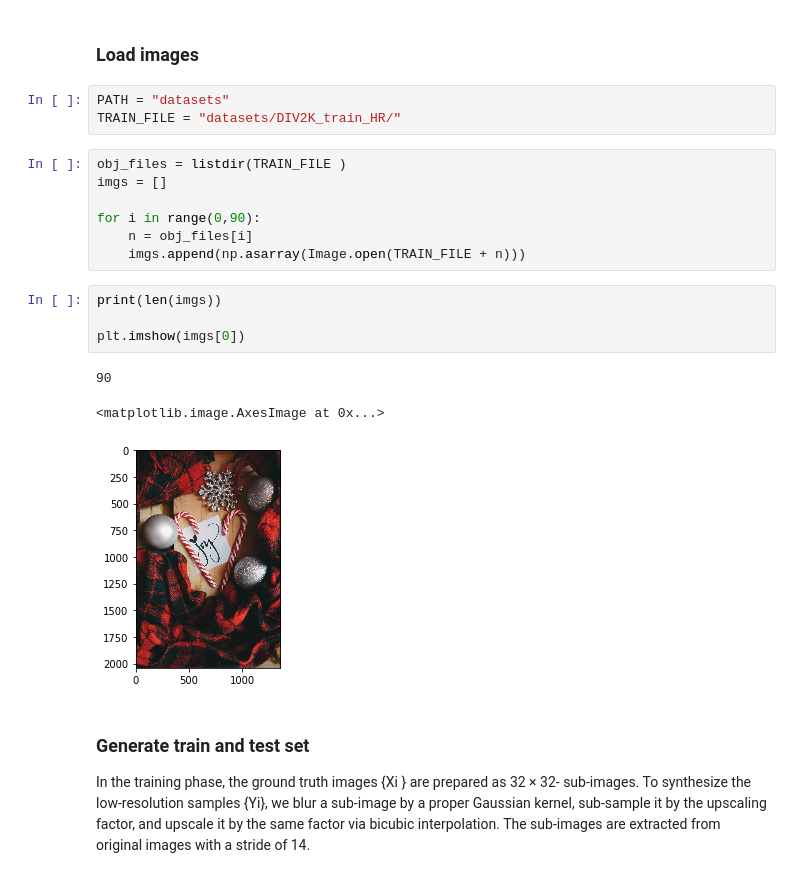
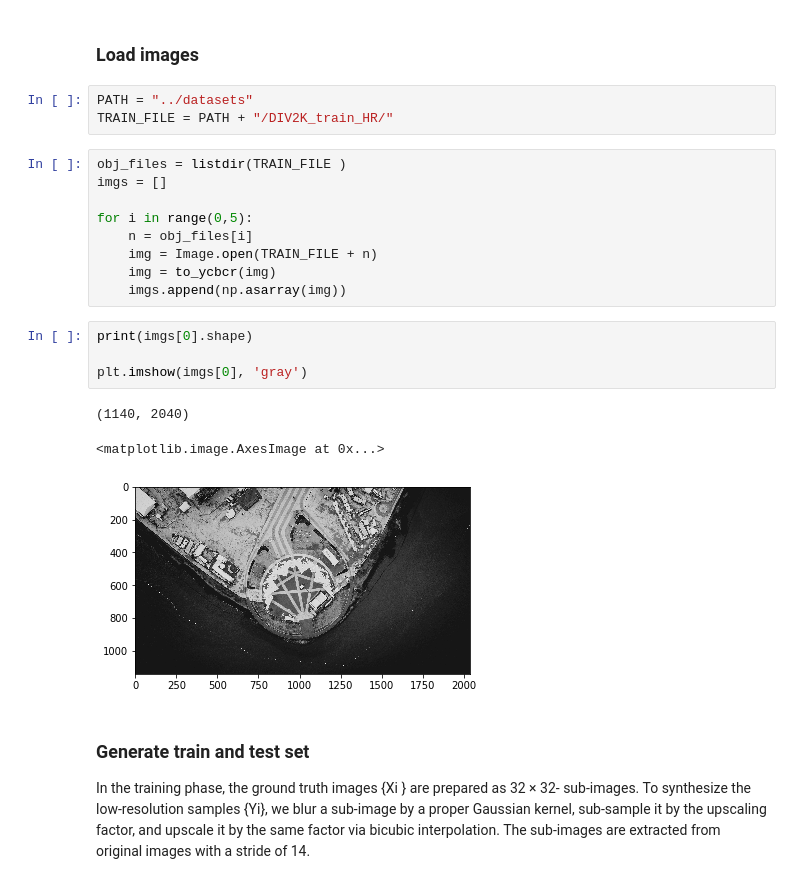
Before and after one commit to Shrecki/SuperHighResProject, a Jupyter notebook: SRCNN_spatial_notebook.ipynb, the cells around one changed output. Saved outputs shown, nothing was run; the diff lists cells and outputs as text.

Commit message:
Convert images to ycbcr

```diff
--- a/SRCNN_spatial_notebook.ipynb
+++ b/SRCNN_spatial_notebook.ipynb
@@ -28,23 +21,25 @@ physical_device_desc: "device: 1, name: GeForce GTX TITAN X, pci bus id: 0000:83
 # %% [markdown]
 ### Load images
 # %%
-PATH = "datasets"
-TRAIN_FILE = "datasets/DIV2K_train_HR/"
+PATH = "../datasets"
+TRAIN_FILE = PATH + "/DIV2K_train_HR/"
 # %%
 obj_files = listdir(TRAIN_FILE )
 imgs = []
 
-for i in range(0,90):
+for i in range(0,5):
     n = obj_files[i]
-    imgs.append(np.asarray(Image.open(TRAIN_FILE + n)))
+    img = Image.open(TRAIN_FILE + n)
+    img = to_ycbcr(img)
+    imgs.append(np.asarray(img))
 # %%
-print(len(imgs))
+print(imgs[0].shape)
 
-plt.imshow(imgs[0])
+plt.imshow(imgs[0], 'gray')
 # %% [output]
-90
+(1140, 2040)
 <matplotlib.image.AxesImage at 0x...>
-[figure, old version]
+[figure, new version]
 # %% [markdown]
 ### Generate train and test set
 In the training phase, the ground truth images {Xi } are prepared as 32 × 32-
```
Also changed, not shown: parts of 2 cells of this notebook.
